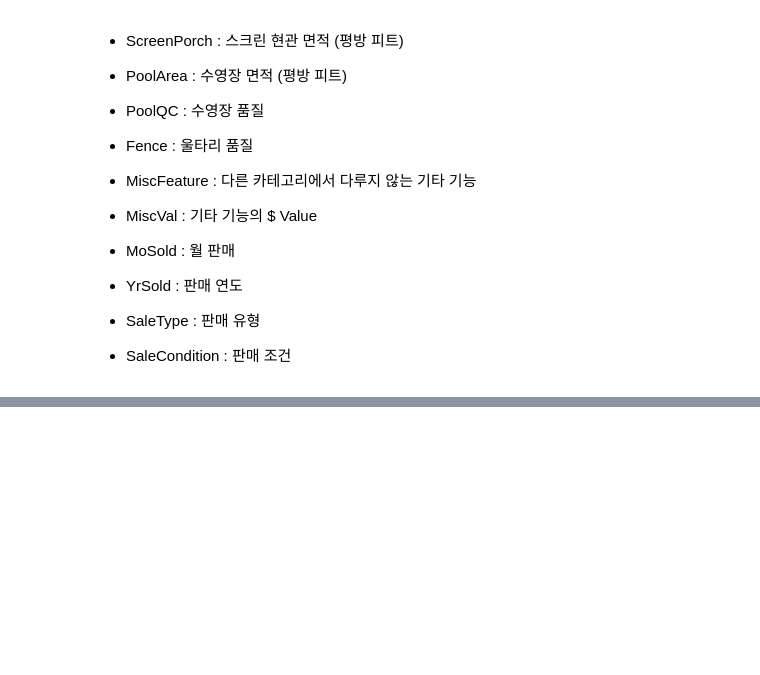
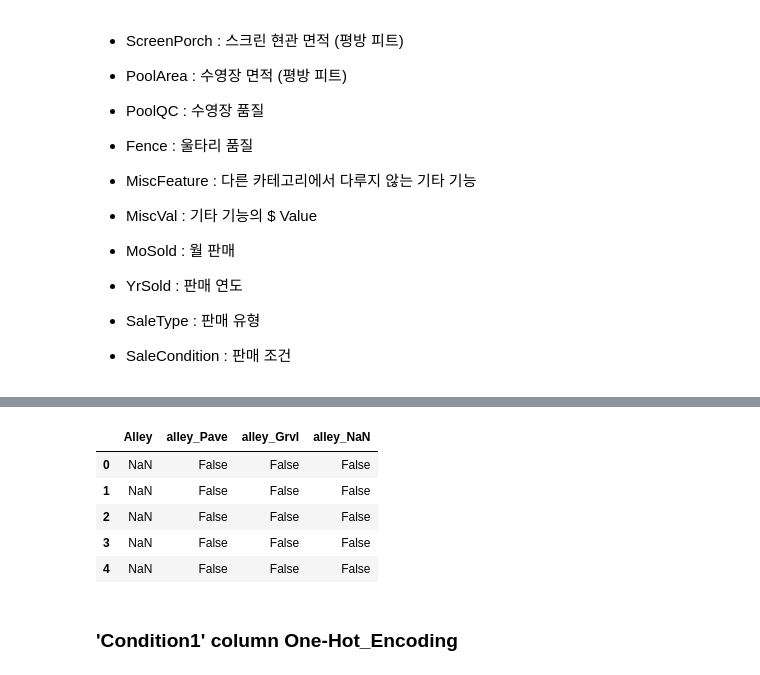
Before and after one commit to WontaeKim89/house_prices_data_analysis, a Jupyter notebook: house-prices-data-analysis.ipynb, the cells around one changed output, grey strips where cells are left out. Cells and saved outputs as stored; diff of their text form; code cells hidden in the pictures; blank space fills up the shorter version.

```diff
--- a/house-prices-data-analysis.ipynb
+++ b/house-prices-data-analysis.ipynb
@@ -157,0 +267,9 @@ max     576.000000   800.000000  17000.000000    12.000000  2010.000000
+# %%
+alley_list = ['Pave', 'Grvl', 'NaN']
+for i in alley_list :
+    col_name = "alley_" + i
+    train[col_name] = train['Alley'] == i
+
+print(train['alley_Pave'].value_counts())
+print(train['alley_Grvl'].value_counts())
+print(train['alley_NaN'].value_counts())
@@ -157,0 +285,11 @@ max     576.000000   800.000000  17000.000000    12.000000  2010.000000
+# %%
+train[['Alley', 'alley_Pave', 'alley_Grvl', 'alley_NaN']].head()
+# %% [output]
+|  | Alley | alley_Pave | alley_Grvl | alley_NaN |
+| 0 | NaN | False | False | False |
+| 1 | NaN | False | False | False |
+| 2 | NaN | False | False | False |
+| 3 | NaN | False | False | False |
+| 4 | NaN | False | False | False |
+# %% [markdown]
+### 'Condition1' column One-Hot_Encoding
```
Also changed, not shown: parts of 35 cells of this notebook.
